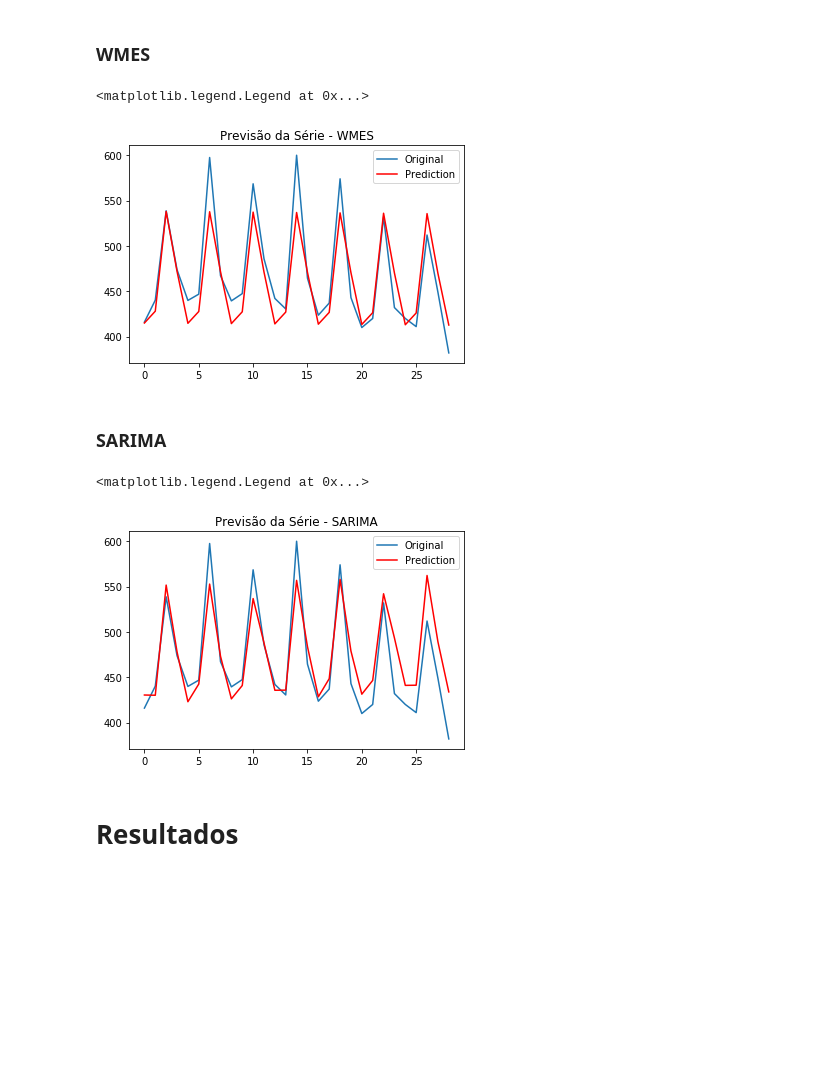
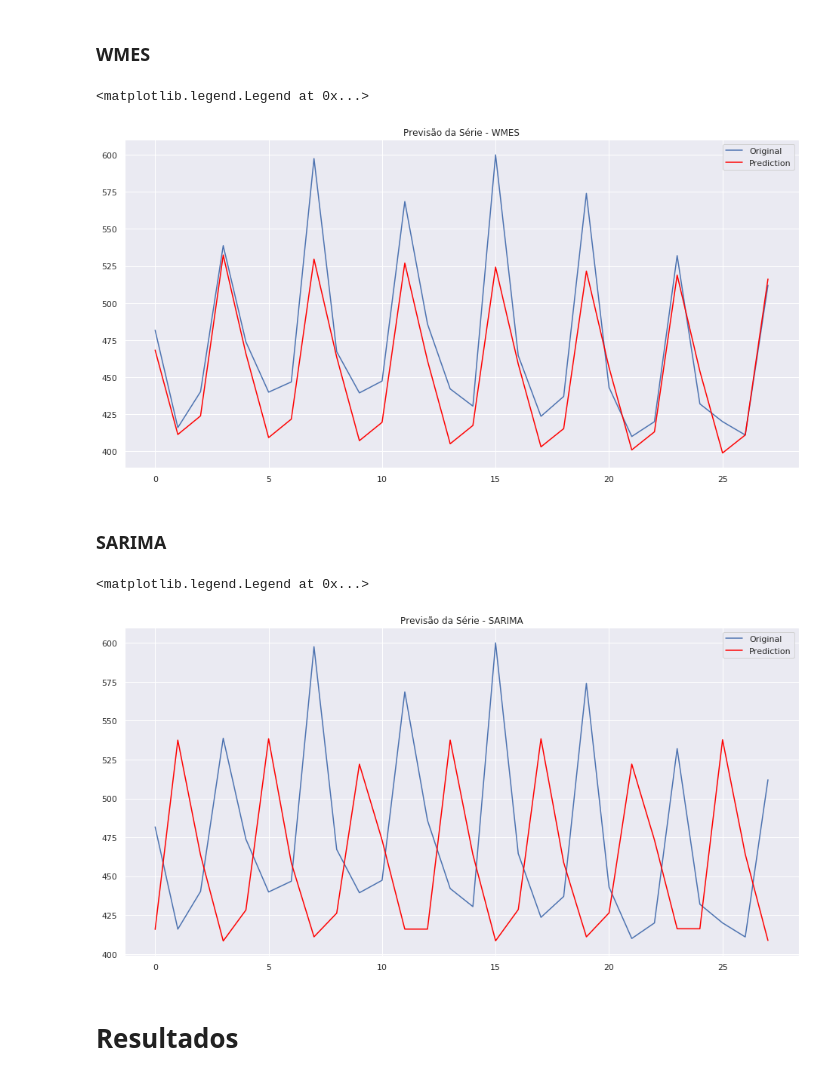
Before and after one commit to jvcm/time-series, a Jupyter notebook: hybrid_system/analysis.ipynb, the cells around one changed output. Cells and saved outputs as stored; diff of their text form; code cells hidden in the pictures; blank space fills up the shorter version.

```diff
--- a/hybrid_system/analysis.ipynb
+++ b/hybrid_system/analysis.ipynb
@@ -11,11 +11,18 @@ from RBF import RBF
 from sklearn.neural_network import MLPRegressor
 from statsmodels.tsa.api import ExponentialSmoothing, SimpleExpSmoothing, Holt
 import statsmodels.api as sm
+import seaborn as sns
+sns.set()
+from matplotlib.pylab import rcParams
+
+rcParams['figure.figsize'] = 16, 8
 # %%
 df = pd.read_csv('beer.csv')
 data = df.iloc[:, -1].values
 
+ent = 8
+
 serie_normal = functions.normalizar_serie(data)
-serie_lags = functions.gerar_janelas(tam_janela = 5, serie = serie_normal)
+serie_lags = functions.gerar_janelas(tam_janela = ent, serie = serie_normal)
 X_train, y_train, X_test, y_test = functions.split_serie_with_lags(serie = serie_lags, perc_train = 0.8, perc_val = 0)
 # %%
@@ -40,8 +55,8 @@ plt.legend()
 # %% [markdown]
 ## Test Data
 # %%
-y_test_ = functions.desnormalizar(y_test, data)
-y_pred_ = functions.desnormalizar(y_pred, data)
+y_test_ = functions.desnormalizar(y_test, data).iloc[:,0].values
+y_pred_ = functions.desnormalizar(y_pred, data).iloc[:,0].values
 # %%
 plt.plot(y_test_, label = 'Original')
 plt.plot(y_pred_, label = 'Prediction', color = 'red')
@@ -142,16 +184,16 @@ plt.legend()
 # %% [markdown]
 ### WMES
 # %%
-fit2 = ExponentialSmoothing(data[:-29], seasonal_periods = 4, trend='add', seasonal='mul').fit(use_boxcox=True)
-wmes = fit2.forecast(29)
+fit2 = ExponentialSmoothing(data[:-len(y_test_)-2], seasonal_periods = 4, trend='add', seasonal='mul').fit(use_boxcox=True)
+wmes = fit2.forecast(len(y_test_))
 # %%
-plt.plot(data[-29:], label = 'Original')
+plt.plot(y_test_, label = 'Original')
 plt.plot(wmes , label = 'Prediction', color = 'red')
 plt.title('Previsão da Série - WMES')
 plt.legend()
 # %% [output]
 <matplotlib.legend.Legend at 0x...>
-[figure, old version]
+[figure, new version]
 # %% [markdown]
 ### SARIMA
 # %%
@@ -161,11 +204,11 @@ sarima = res.predict(start = 124, end= 124+28, dynamic= True)
 # %%
-plt.plot(data[-29:], label = 'Original')
+plt.plot(y_test_, label = 'Original')
 plt.plot(sarima , label = 'Prediction', color = 'red')
 plt.title('Previsão da Série - SARIMA')
 plt.legend()
 # %% [output]
 <matplotlib.legend.Legend at 0x...>
-[figure, old version]
+[figure, new version]
 # %% [markdown]
 # Resultados
 # %%
```
Also changed, not shown: parts of 24 cells of this notebook.
